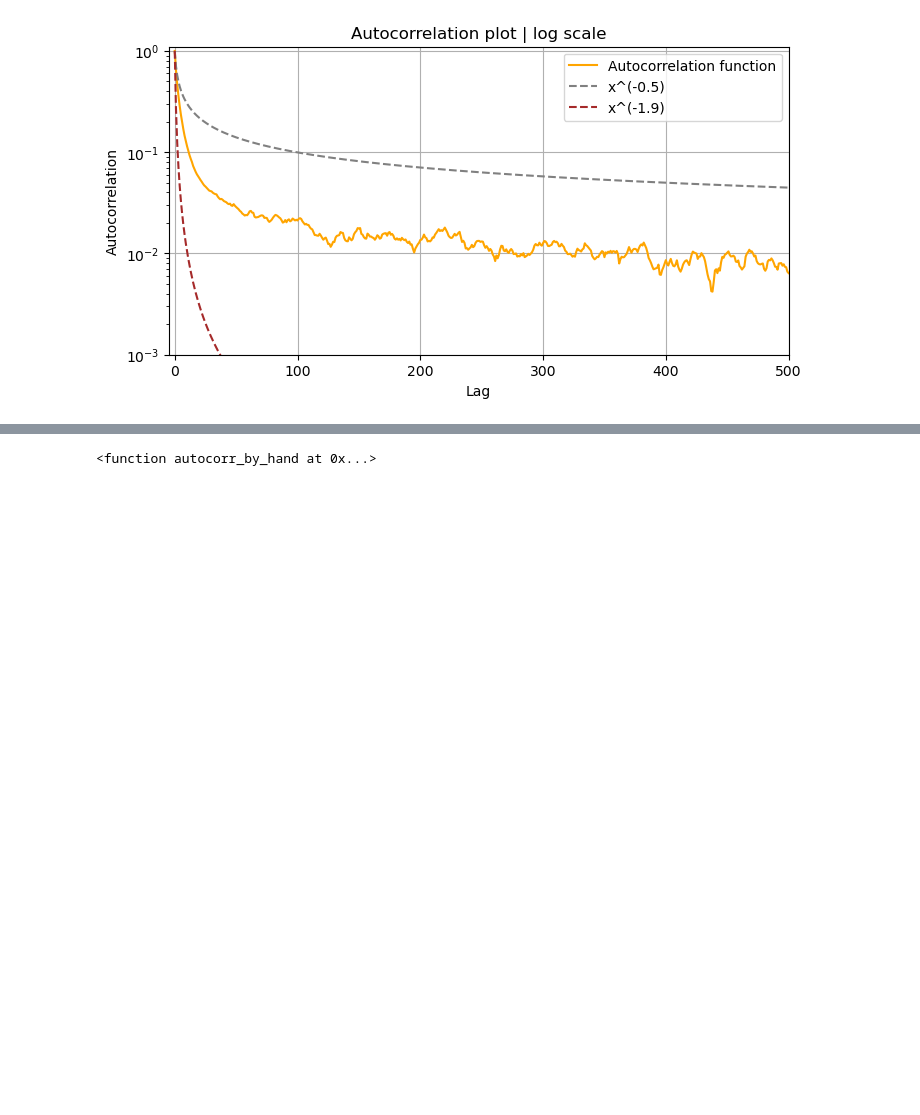
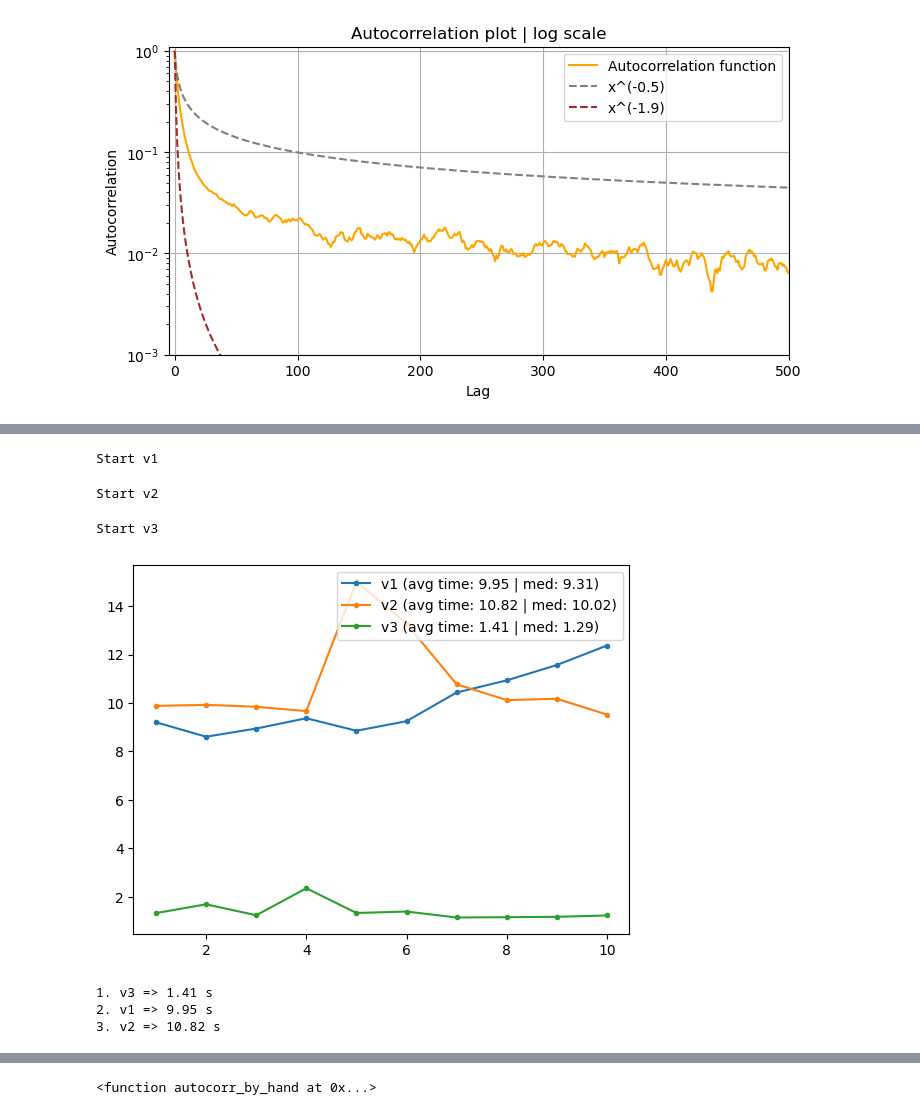
Before and after one commit to MartinGangand/tradeflow, a Jupyter notebook: trade_flow_modelling/src/data_analysis.ipynb, the cells around one changed output, grey strips where cells are left out. Drawn from its saved outputs; the diff is of its cells as text; code cells hidden in the pictures; blank space fills up the shorter version.

```diff
--- a/trade_flow_modelling/src/data_analysis.ipynb
+++ b/trade_flow_modelling/src/data_analysis.ipynb
@@ -280,0 +297,60 @@ True
+# %%
+from statsmodels.tsa.tsatools import lagmat
+import statsmodels.api as sm
+
+def analyse_function_speed(function):
+    times = []
+
+    max_lag = 65
+    for i in range(10, 20):
+        # date = f"2023-11-{i}"
+        # date = f"2023-10-{i}"
+        # print(f"    {date}")
+        y = sign_extractor.retrieve_signs("BTCUSDT", date, date)
+        # print(f"{date} ({len(y)})")
+        x, y = lagmat(y, max_lag, original="sep")
+        x = sm.add_constant(x)
+        y = y[max_lag:]
+        x = x[max_lag:]
+        x_pd = pd.DataFrame(x)
+
+        current_time = 0
+        for i in range(max_lag + 1):
+            x_selection = x_pd.values[:, slice(i + 1)]
+            # ols_model = linear_models.OLS(y, x_selection)
+            # ols_model.df_model = x_selection.shape[1] - 1
+            # ols_model.k_constant = 1
+            # res = ols_model.fit()
+            np.random.seed(i)
+            beta = np.random.random(size=i + 1)
+
+            res, t = time_f(function, x_selection, beta)
+            # res, t = time_f(function, res._model._x, res.beta)
+            current_time += t
+        times.append(current_time)
+
+    return times
+
+functions = [v1, v2, v3]
+labels = ["v1", "v2", "v3"]
+avgs = []
+for function, label in zip(functions, labels):
+    print(f"Start {label}")
+    times = analyse_function_speed(function)
+    avg_time = round(np.mean(times), 2)
+    q50_time = round(np.median(times), 2)
+    avgs.append((label, avg_time))
+    plt.plot(list(range(1, len(times) + 1)), times, ".-", label=f"{label} (avg time: {avg_time} | med: {q50_time})")
+plt.legend()
+plt.show()
+sorted_avgs = sorted(avgs, key=lambda x: x[1])
+for i, el in enumerate(sorted_avgs):
+    print(f"{i + 1}. {el[0]} => {el[1]} s")
+# %% [output]
+Start v1
+Start v2
+Start v3
+[figure, added]
+1. v3 => 1.41 s
+2. v1 => 9.95 s
+3. v2 => 10.82 s
```
Also changed, not shown: parts of 11 cells of this notebook, 7 other files.
